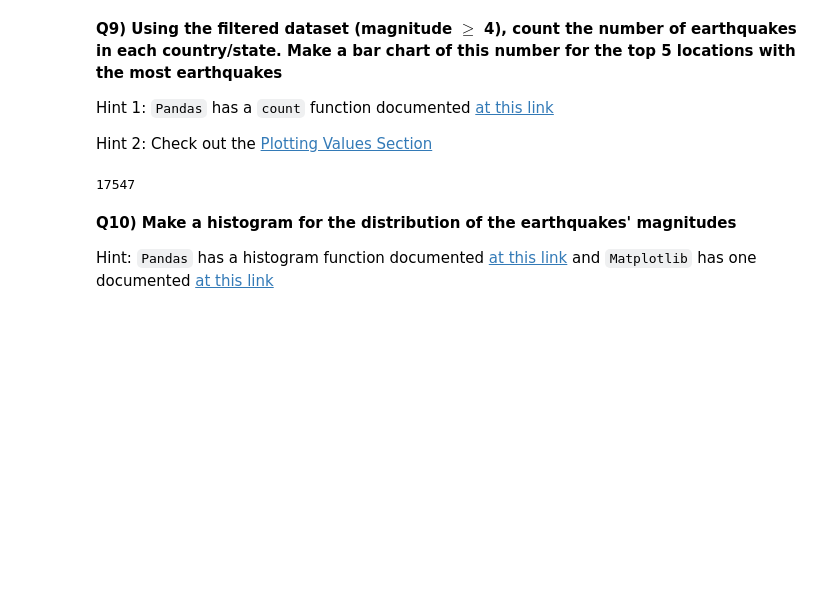
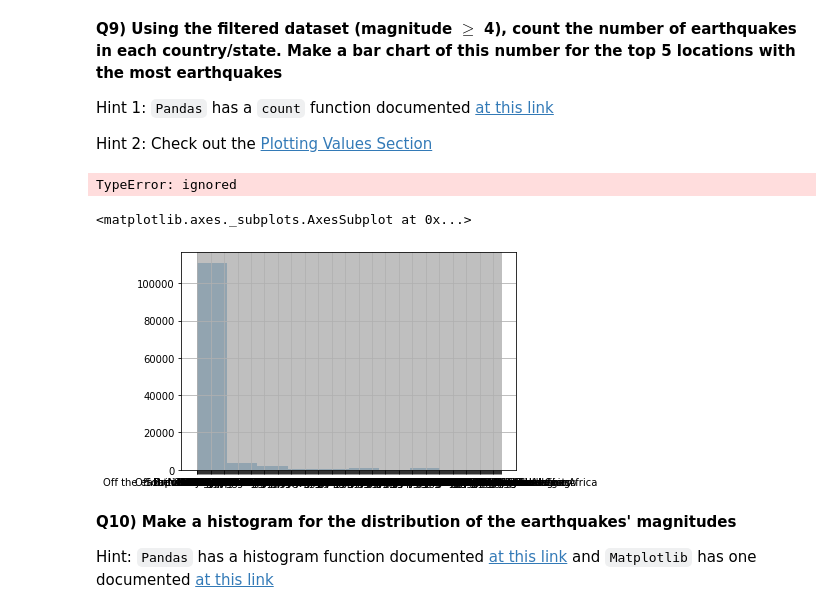
Before and after one commit to yasminghd/2022_ML_Earth_Env_Sci, a Jupyter notebook: Lab_Notebooks/S1_4_Pandas.ipynb, the cells around one changed output. Cells and saved outputs as stored; diff of their text form; code cells hidden in the pictures; blank space fills up the shorter version.

```diff
--- a/Lab_Notebooks/S1_4_Pandas.ipynb
+++ b/Lab_Notebooks/S1_4_Pandas.ipynb
@@ -961,11 +961,16 @@ Hint 1: `Pandas` has a `count` function documented [at this link](https://pandas
 Hint 2: Check out the [Plotting Values Section](#Plotting_Values)
 # %%
 # Count the number of earthquakes whose magnitudes are larger or equal to 4
-big_eq['country'].count()
+big_eq['country'].count(axis = 1)
 # %% [output]
-17547
+TypeError: ignored
 # %%
 # Make a bar chart of this number
+fig, ax = subplot((1,1), figsize)
+df['country'].hist()
+# %% [output]
+<matplotlib.axes._subplots.AxesSubplot at 0x...>
+[figure, added]
 # %% [markdown]
 **Q10) Make a histogram for the distribution of the earthquakes' magnitudes**
 
```
